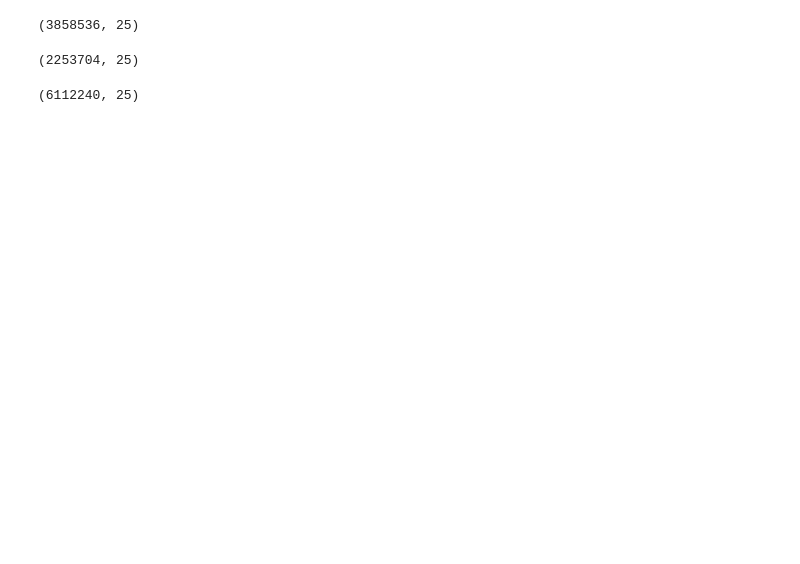
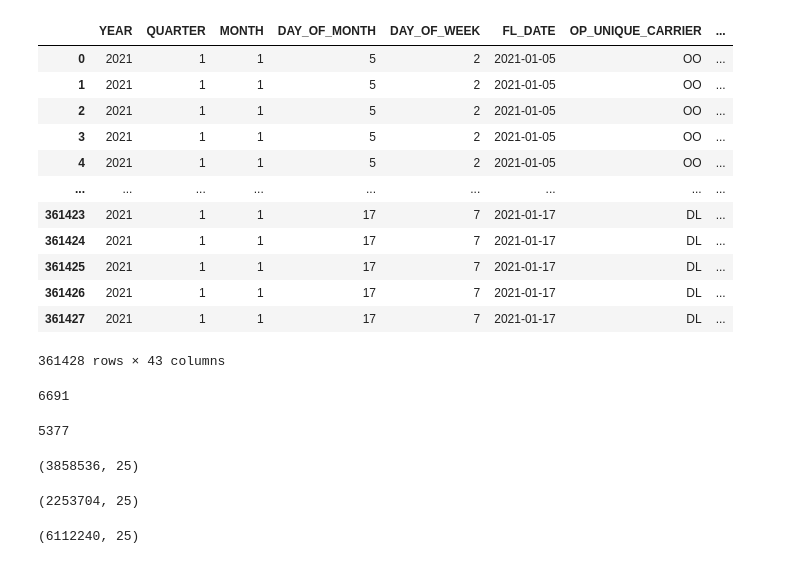
Before and after one commit to bjackany/Flight_delay_predictor, a Jupyter notebook: Scratch folder/EDA_2019_2020.ipynb, the cells around one changed output. Saved outputs shown, nothing was run; the diff lists cells and outputs as text; code cells hidden in the pictures; blank space fills up the shorter version.

```diff
--- a/Scratch folder/EDA_2019_2020.ipynb
+++ b/Scratch folder/EDA_2019_2020.ipynb
@@ -9,5 +38,30 @@ import seaborn as sns
+# %%
+b = pd.read_csv('../Data/raw_data/2021/jan 2021report.csv')
+b
+# %% [output]
+|  | YEAR | QUARTER | MONTH | DAY_OF_MONTH | DAY_OF_WEEK | FL_DATE | OP_UNIQUE_CARRIER | ... |
+| 0 | 2021 | 1 | 1 | 5 | 2 | 2021-01-05 | OO | ... |
+| 1 | 2021 | 1 | 1 | 5 | 2 | 2021-01-05 | OO | ... |
+| 2 | 2021 | 1 | 1 | 5 | 2 | 2021-01-05 | OO | ... |
+| 3 | 2021 | 1 | 1 | 5 | 2 | 2021-01-05 | OO | ... |
+| 4 | 2021 | 1 | 1 | 5 | 2 | 2021-01-05 | OO | ... |
+| ... | ... | ... | ... | ... | ... | ... | ... | ... |
+| 361423 | 2021 | 1 | 1 | 17 | 7 | 2021-01-17 | DL | ... |
+| 361424 | 2021 | 1 | 1 | 17 | 7 | 2021-01-17 | DL | ... |
+| 361425 | 2021 | 1 | 1 | 17 | 7 | 2021-01-17 | DL | ... |
+| 361426 | 2021 | 1 | 1 | 17 | 7 | 2021-01-17 | DL | ... |
+| 361427 | 2021 | 1 | 1 | 17 | 7 | 2021-01-17 | DL | ... |
+361428 rows × 43 columns
 # %%
 df_2019 = pd.read_csv('df_2019final.csv')
+# %%
+583 + 533 + 632+612+636+659+568+605+625+602+636
+# %% [output]
+6691
+# %%
+313+376+371+574+607+352+223+648+181+364+352+323+332+361
+# %% [output]
+5377
 # %%
 df_2020 = pd.read_csv('df_2020final.csv')
 # %%
```
Also changed, not shown: parts of 4 cells of this notebook, 3 other files.
